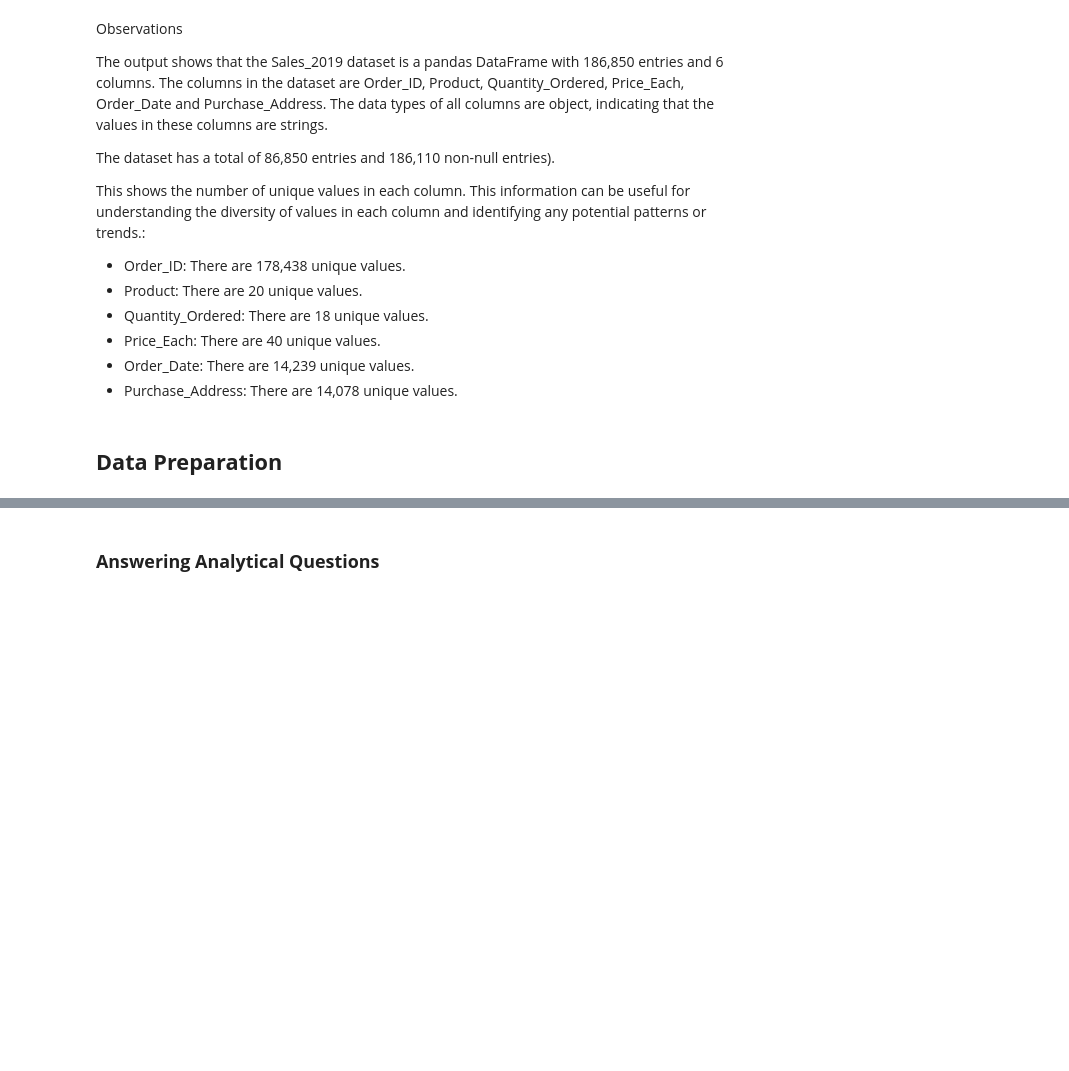
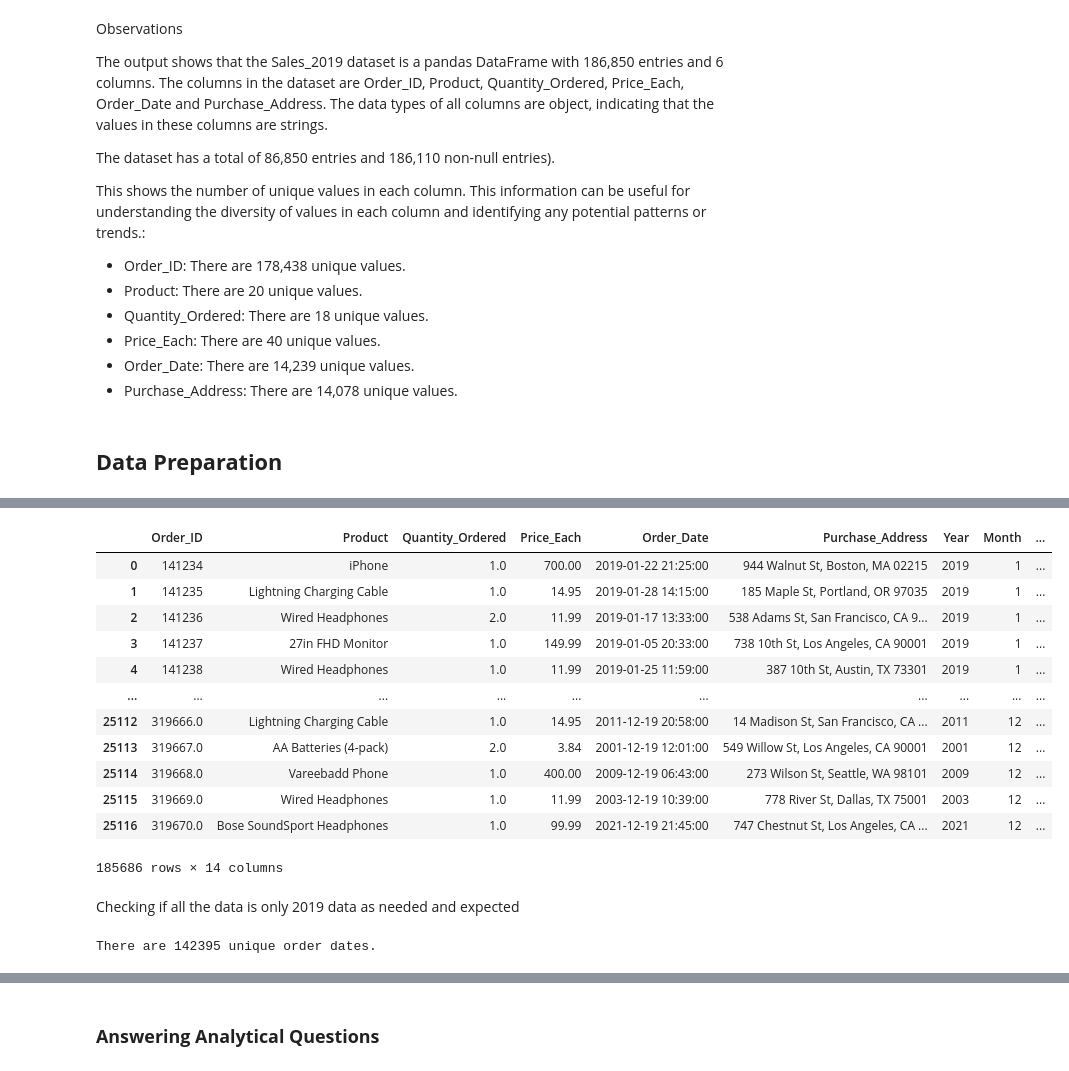
Before and after one commit to Njuraita/Bay-Technologies-BI-Solution, a Jupyter notebook: main.ipynb, the cells around one changed output, grey strips where cells are left out. Cells and saved outputs as stored; diff of their text form; code cells hidden in the pictures; blank space fills up the shorter version.

Commit message:
Data Preparation

```diff
--- a/main.ipynb
+++ b/main.ipynb
@@ -339,0 +479,16 @@ This shows the number of unique values in each column. This information can be u
+# %%
+# Convert 'Order_Date' to datetime
+Sales_2019_cleaned['Order_Date'] = pd.to_datetime(Sales_2019_cleaned['Order_Date'], errors='coerce')
+
+# Drop any rows with invalid dates (NaT values)
+Sales_2019_cleaned = Sales_2019_cleaned.dropna(subset=['Order_Date'])
+
+# Extract year, month, day, hour, and minute
+Sales_2019_cleaned['Year'] = Sales_2019_cleaned['Order_Date'].dt.year
+Sales_2019_cleaned['Month'] = Sales_2019_cleaned['Order_Date'].dt.month
+Sales_2019_cleaned['Day'] = Sales_2019_cleaned['Order_Date'].dt.day
+Sales_2019_cleaned['Hour'] = Sales_2019_cleaned['Order_Date'].dt.hour
+Sales_2019_cleaned['Minute'] = Sales_2019_cleaned['Order_Date'].dt.minute
+
+# Print the first few rows to verify the changes
+Sales_2019_cleaned.head()
@@ -339,0 +504,9 @@ This shows the number of unique values in each column. This information can be u
+# %%
+# Convert the 'Purchase_Address' column to string
+Sales_2019_cleaned['Purchase_Address'] = Sales_2019_cleaned['Purchase_Address'].astype(str)
+
+# Extract the city from 'Purchase_Address'
+Sales_2019_cleaned['City'] = Sales_2019_cleaned['Purchase_Address'].apply(lambda x: x.split(',')[1].strip() if ',' in x else None)
+
+# Display the first few rows to check if the city was extracted correctly
+print(Sales_2019_cleaned[['Purchase_Address', 'City']].head())
@@ -339,0 +538,3 @@ This shows the number of unique values in each column. This information can be u
+# %%
+# Create a new column 'Total_Sales' by multiplying 'Quantity_Ordered' and 'Price_Each'
+Sales_2019_cleaned['Total_Sales'] = Sales_2019_cleaned['Quantity_Ordered'] * Sales_2019_cleaned['Price_Each']
@@ -339,0 +551,28 @@ This shows the number of unique values in each column. This information can be u
+# %%
+# Create a new column 'Product_Level' based on the condition of 'Price_Each'
+Sales_2019_cleaned['Product_Level'] = np.where(Sales_2019_cleaned['Price_Each'] > 99.99, 'High-Level', 'Basic-Level')
+# %%
+Sales_2019_cleaned
+# %% [output]
+|  | Order_ID | Product | Quantity_Ordered | Price_Each | Order_Date | Purchase_Address | Year | Month | ... |
+| 0 | 141234 | iPhone | 1.0 | 700.00 | 2019-01-22 21:25:00 | 944 Walnut St, Boston, MA 02215 | 2019 | 1 | ... |
+| 1 | 141235 | Lightning Charging Cable | 1.0 | 14.95 | 2019-01-28 14:15:00 | 185 Maple St, Portland, OR 97035 | 2019 | 1 | ... |
+| 2 | 141236 | Wired Headphones | 2.0 | 11.99 | 2019-01-17 13:33:00 | 538 Adams St, San Francisco, CA 9... | 2019 | 1 | ... |
+| 3 | 141237 | 27in FHD Monitor | 1.0 | 149.99 | 2019-01-05 20:33:00 | 738 10th St, Los Angeles, CA 90001 | 2019 | 1 | ... |
+| 4 | 141238 | Wired Headphones | 1.0 | 11.99 | 2019-01-25 11:59:00 | 387 10th St, Austin, TX 73301 | 2019 | 1 | ... |
+| ... | ... | ... | ... | ... | ... | ... | ... | ... | ... |
+| 25112 | 319666.0 | Lightning Charging Cable | 1.0 | 14.95 | 2011-12-19 20:58:00 | 14 Madison St, San Francisco, CA ... | 2011 | 12 | ... |
+| 25113 | 319667.0 | AA Batteries (4-pack) | 2.0 | 3.84 | 2001-12-19 12:01:00 | 549 Willow St, Los Angeles, CA 90001 | 2001 | 12 | ... |
+| 25114 | 319668.0 | Vareebadd Phone | 1.0 | 400.00 | 2009-12-19 06:43:00 | 273 Wilson St, Seattle, WA 98101 | 2009 | 12 | ... |
+| 25115 | 319669.0 | Wired Headphones | 1.0 | 11.99 | 2003-12-19 10:39:00 | 778 River St, Dallas, TX 75001 | 2003 | 12 | ... |
+| 25116 | 319670.0 | Bose SoundSport Headphones | 1.0 | 99.99 | 2021-12-19 21:45:00 | 747 Chestnut St, Los Angeles, CA ... | 2021 | 12 | ... |
+185686 rows × 14 columns
+# %% [markdown]
+Checking if all the data is only 2019 data as needed and expected
+# %%
+# Get the number of unique dates in the 'Order_Date' column
+num_unique_dates = Sales_2019_cleaned["Order_Date"].nunique()
+
+print(f"There are {num_unique_dates} unique order dates.")
+# %% [output]
+There are 142395 unique order dates.
```
Also changed, not shown: parts of 32 cells of this notebook.
